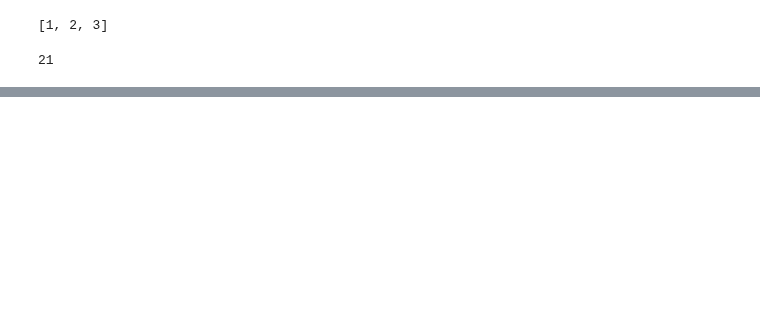
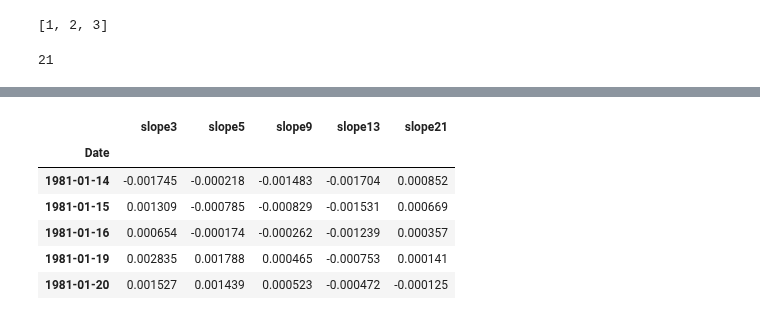
Before and after one commit to yuchild/next_n_day_stock_prediction_simple, a Jupyter notebook: slopes.ipynb, the cells around one changed output, grey strips where cells are left out. Saved outputs shown, nothing was run; the diff lists cells and outputs as text; code cells hidden in the pictures; blank space fills up the shorter version.

```diff
--- a/slopes.ipynb
+++ b/slopes.ipynb
@@ -116,0 +148,10 @@ len([x for x in range(-10,11)])
+# %%
+stock_df[['slope3', 'slope5', 'slope9', 'slope13', 'slope21']].iloc[:5]
+# %% [output]
+|  | slope3 | slope5 | slope9 | slope13 | slope21 |
+| Date |  |  |  |  |  |
+| 1981-01-14 | -0.001745 | -0.000218 | -0.001483 | -0.001704 | 0.000852 |
+| 1981-01-15 | 0.001309 | -0.000785 | -0.000829 | -0.001531 | 0.000669 |
+| 1981-01-16 | 0.000654 | -0.000174 | -0.000262 | -0.001239 | 0.000357 |
+| 1981-01-19 | 0.002835 | 0.001788 | 0.000465 | -0.000753 | 0.000141 |
+| 1981-01-20 | 0.001527 | 0.001439 | 0.000523 | -0.000472 | -0.000125 |
```
Also changed, not shown: parts of 10 cells of this notebook, 50 other files.
